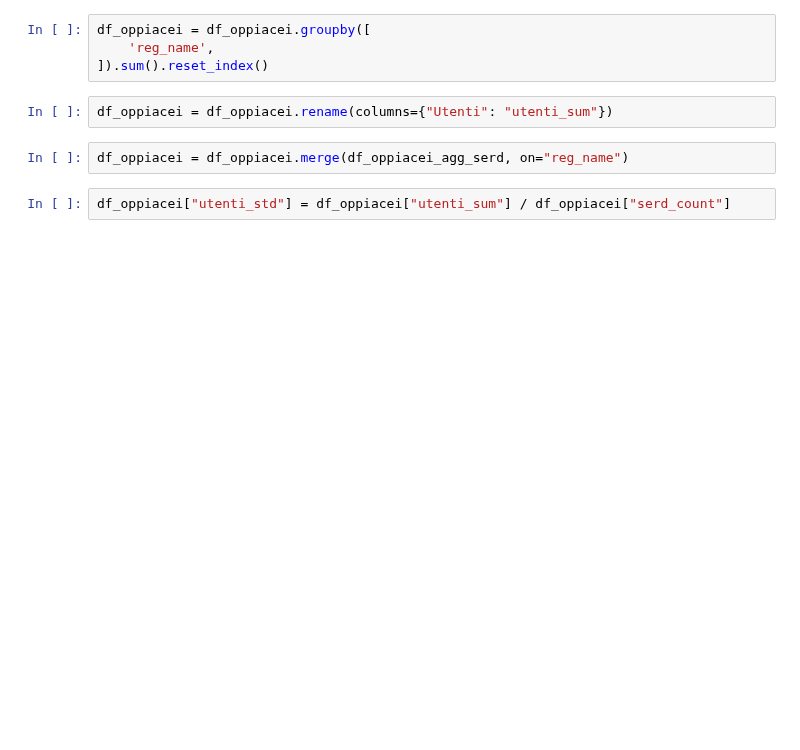
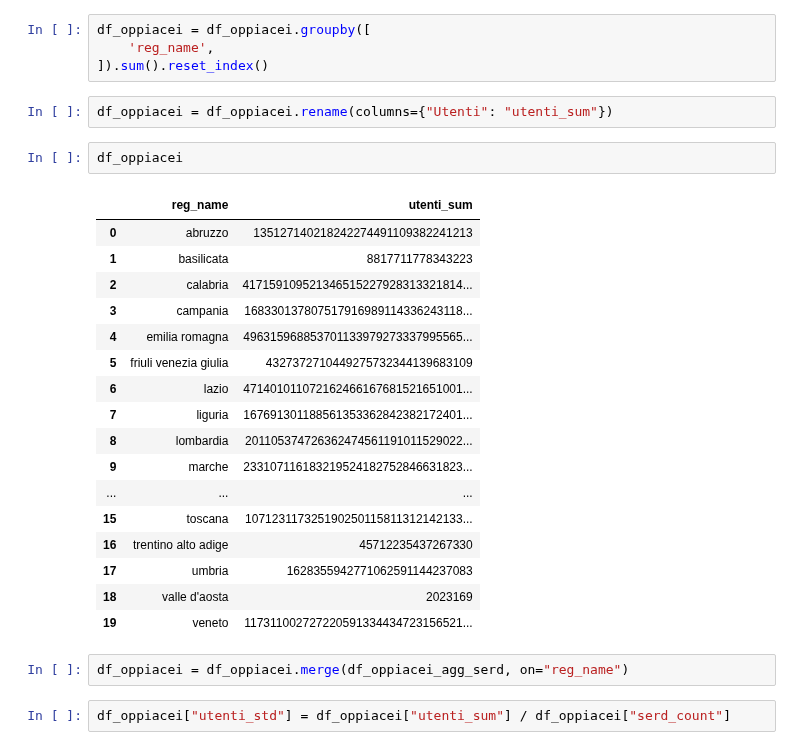
Before and after one commit to armandoschianodicola/italy-stats, a Jupyter notebook: 001/001_main.ipynb, the cells around one changed output. Drawn from its saved outputs; the diff is of its cells as text; blank space fills up the shorter version.

```diff
--- a/001/001_main.ipynb
+++ b/001/001_main.ipynb
@@ -170,6 +168,26 @@ df_oppiacei = df_oppiacei.groupby([
 ]).sum().reset_index()
 # %%
 df_oppiacei = df_oppiacei.rename(columns={"Utenti": "utenti_sum"})
+# %%
+df_oppiacei
+# %% [output]
+|  | reg_name | utenti_sum |
+| 0 | abruzzo | 135127140218242274491109382241213 |
+| 1 | basilicata | 8817711778343223 |
+| 2 | calabria | 417159109521346515227928313321814... |
+| 3 | campania | 168330137807517916989114336243118... |
+| 4 | emilia romagna | 496315968853701133979273337995565... |
+| 5 | friuli venezia giulia | 4327372710449275732344139683109 |
+| 6 | lazio | 471401011072162466167681521651001... |
+| 7 | liguria | 167691301188561353362842382172401... |
+| 8 | lombardia | 201105374726362474561191011529022... |
+| 9 | marche | 233107116183219524182752846631823... |
+| ... | ... | ... |
+| 15 | toscana | 107123117325190250115811312142133... |
+| 16 | trentino alto adige | 45712235437267330 |
+| 17 | umbria | 1628355942771062591144237083 |
+| 18 | valle d'aosta | 2023169 |
+| 19 | veneto | 117311002727220591334434723156521... |
 # %%
 df_oppiacei = df_oppiacei.merge(df_oppiacei_agg_serd, on="reg_name")
 # %%
```
Also changed, not shown: parts of 20 cells of this notebook, 5 other files.
